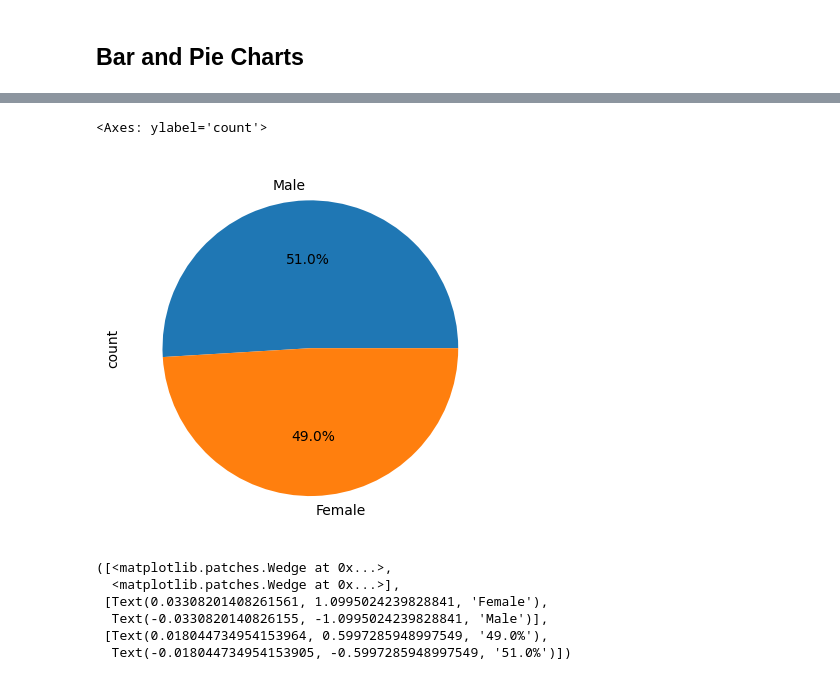
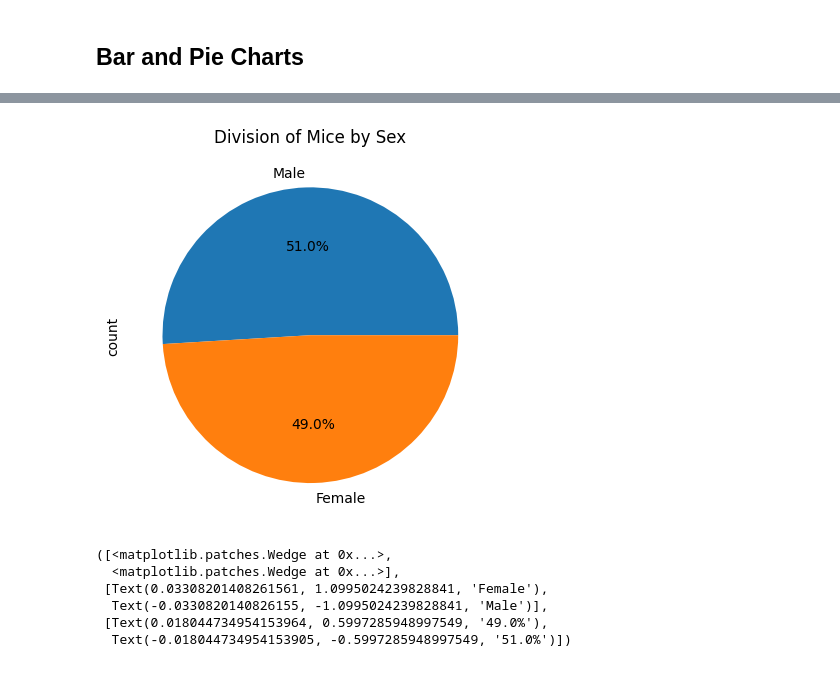
Before and after one commit to JamesDraper59/Pymaceuticals, a Jupyter notebook: Pymaceuticals/Starter_Code/Pymaceuticals/pymaceuticals_starter.ipynb, the cells around one changed output, grey strips where cells are left out. Cells and saved outputs as stored; diff of their text form; code cells hidden in the pictures.

```diff
--- a/Pymaceuticals/Starter_Code/Pymaceuticals/pymaceuticals_starter.ipynb
+++ b/Pymaceuticals/Starter_Code/Pymaceuticals/pymaceuticals_starter.ipynb
@@ -150,11 +170,14 @@ plt.show()
 # %%
 # Generate a pie plot showing the distribution of female versus male mice using Pandas
 sex_split = clean_data["Sex"].value_counts()
 
-sex_split.plot.pie(autopct='%1.1f%%')
+sex_split.plot.pie(autopct="%1.1f%%")
+
+plt.title("Division of Mice by Sex")
+
+plt.show()
 # %% [output]
-<Axes: ylabel='count'>
-[figure, old version]
+[figure, new version]
 # %%
 # Generate a pie plot showing the distribution of female versus male mice using pyplot
 sex_values = clean_data.groupby(["Sex"])["Mouse ID"].count().reset_index(name = "Counts by Sex")
```
Also changed, not shown: parts of 15 cells of this notebook.
